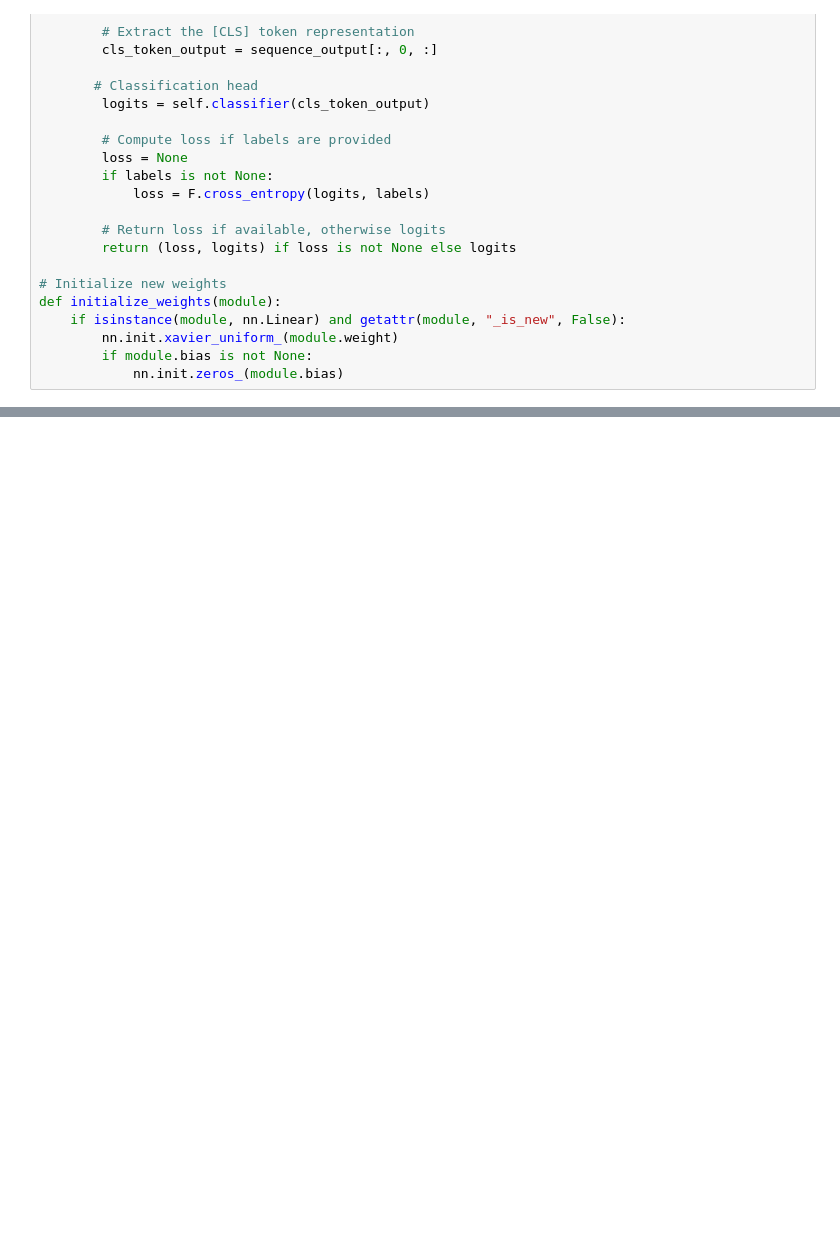
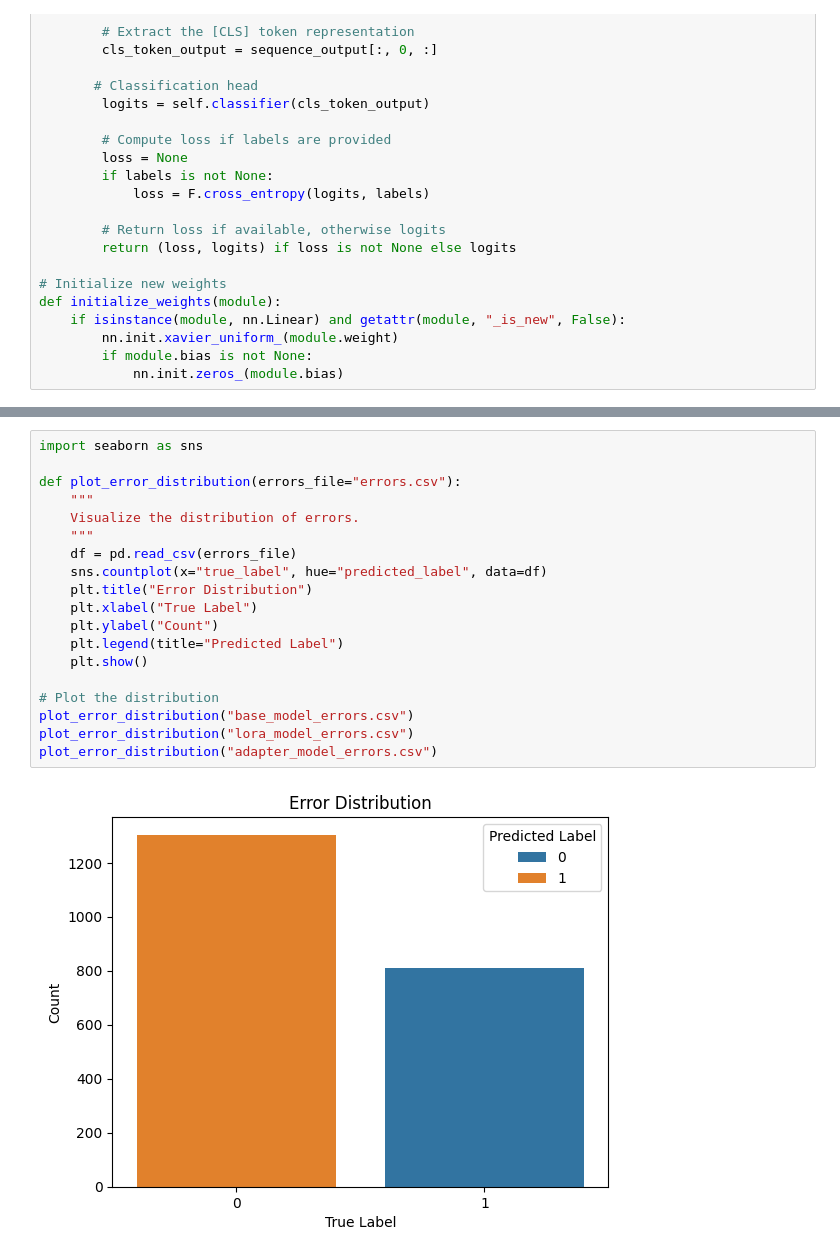
Before and after one commit to loukikraina/Sentiment-Analysis-with-Efficient-Fine-Tuning, a Jupyter notebook: Project/Final_Project.ipynb, the cells around one changed output, grey strips where cells are left out. Cells and saved outputs as stored; diff of their text form; blank space fills up the shorter version.

```diff
--- a/Project/Final_Project.ipynb
+++ b/Project/Final_Project.ipynb
@@ -607,0 +838,21 @@ plt.show()
+# %%
+import seaborn as sns
+
+def plot_error_distribution(errors_file="errors.csv"):
+    """
+    Visualize the distribution of errors.
+    """
+    df = pd.read_csv(errors_file)
+    sns.countplot(x="true_label", hue="predicted_label", data=df)
+    plt.title("Error Distribution")
+    plt.xlabel("True Label")
+    plt.ylabel("Count")
+    plt.legend(title="Predicted Label")
+    plt.show()
+
+# Plot the distribution
+plot_error_distribution("base_model_errors.csv")
+plot_error_distribution("lora_model_errors.csv")
+plot_error_distribution("adapter_model_errors.csv")
+# %% [output]
+[figure, added]
```
Also changed, not shown: parts of 21 cells of this notebook, 3 other files.
